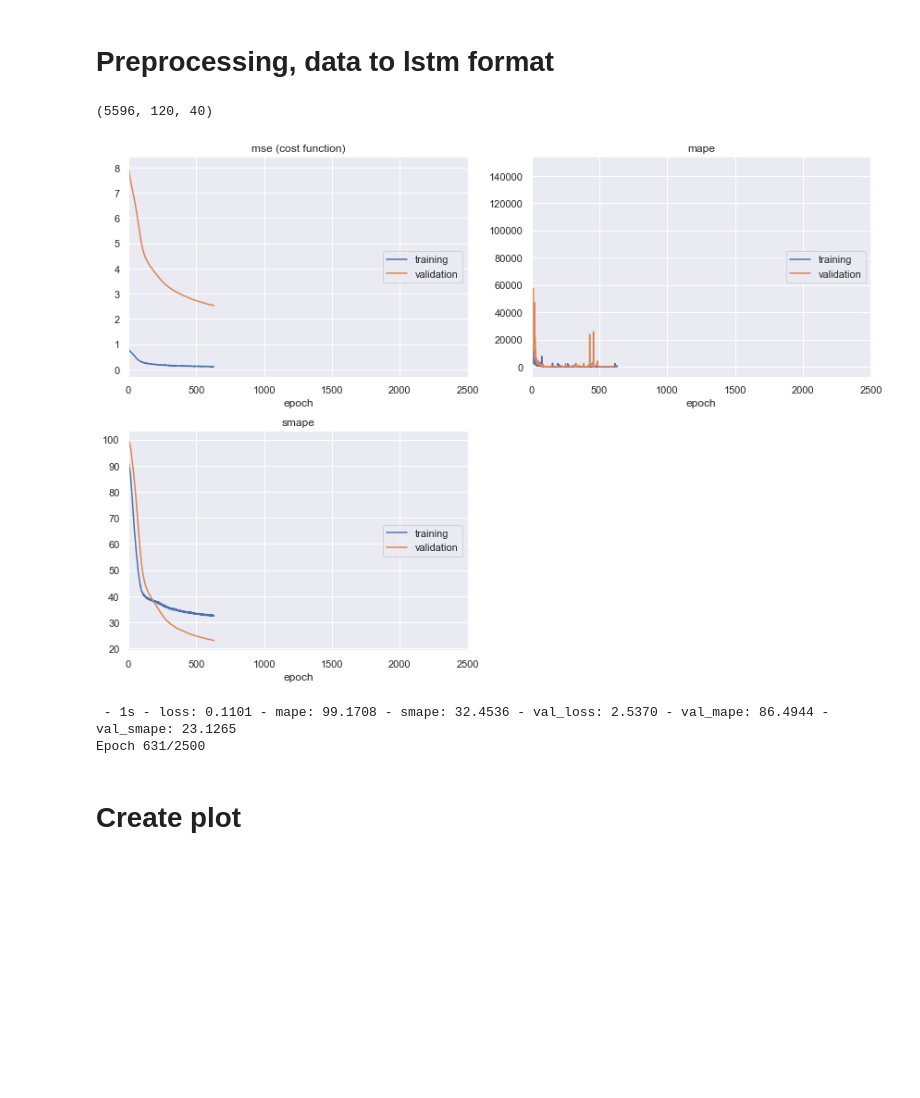
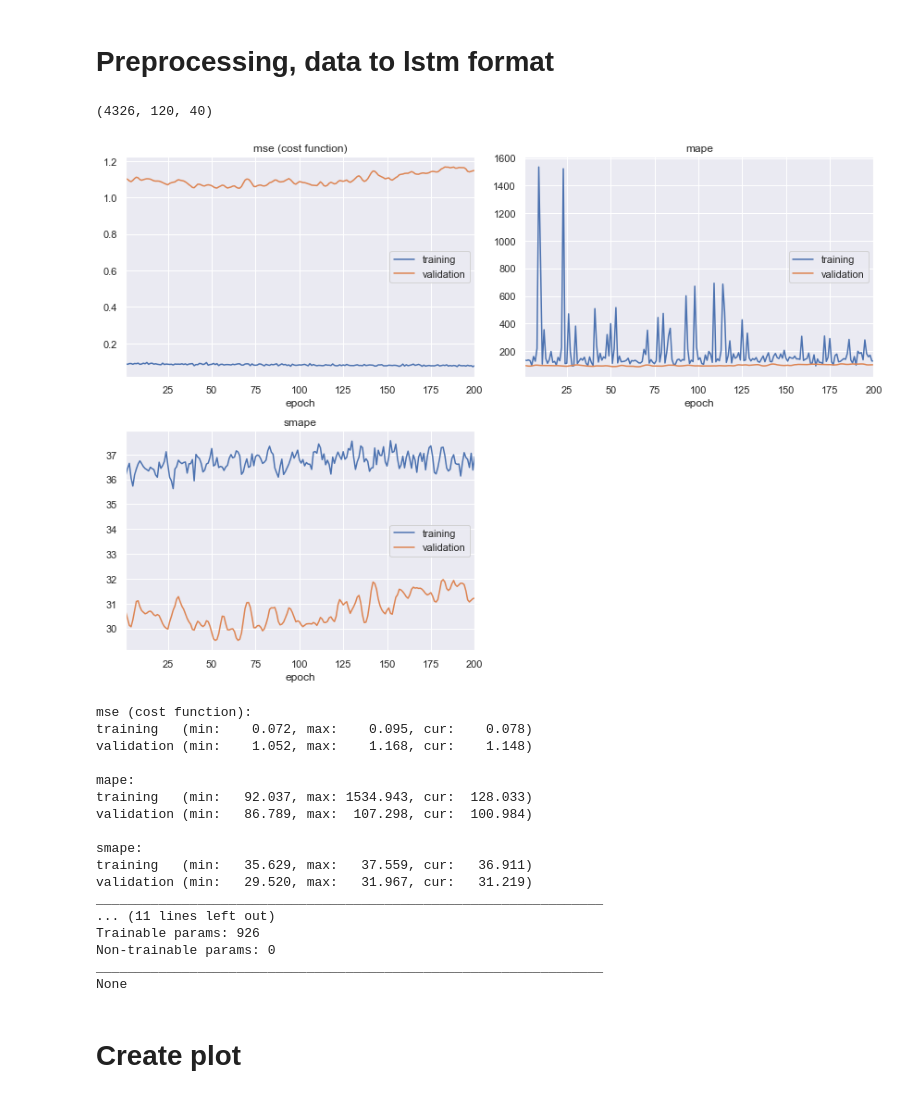
Before and after one commit to deKeijzer/KB-74-OPSCHALER, a Jupyter notebook: Personal_folders/Brian/Machine & Deep learning/LSTM.ipynb, the cells around one changed output. Cells and saved outputs as stored; diff of their text form; code cells hidden in the pictures; blank space fills up the shorter version.

```diff
--- a/Personal_folders/Brian/Machine & Deep learning/LSTM.ipynb
+++ b/Personal_folders/Brian/Machine & Deep learning/LSTM.ipynb
@@ -41,7 +41,7 @@ Amount of GPUs available: 4
 # %% [markdown]
 # Load data
 # %%
-df = pd.read_csv('//datc//opschaler//combined_gas_smart_weather_dfs//processed/all_dwellings_combined_hour.csv', delimiter='\t', parse_dates=['datetime'])
+df = pd.read_csv('D://datc//opschaler//combined_gas_smart_weather_dfs//processed/all_dwellings_combined_hour.csv', delimiter='\t', parse_dates=['datetime'])
 df = df.set_index(['datetime'])
 df['dwelling'].unique()
 # %% [output]
@@ -199,13 +199,13 @@ data.head()
 look_back = 5*24 # D -> 5, H -> 5*24
 num_features = data.shape[1] - 1
 output_dim = 1
-test_size = 0.9
+test_size = 0.7
 
 X_train, y_train, X_test, y_test = df_to_lstm_format(df=data, test_size=test_size, look_back=look_back, target_column='gasPower', scale_X=True)
 # %%
 X_train.shape
 # %% [output]
-(5596, 120, 40)
+(4326, 120, 40)
 # %%
 #print('X_train [0][0]: %s ' %  X_train[0])
 #print('y_train [0]: %s ' % y_train[0])
@@ -261,38 +261,55 @@ model.add(Dropout(0.2))
 #model.add(Flatten())
 model.add(Dense(1))
 
-model = multi_gpu_model(model, gpus=num_gpu)
+#model = multi_gpu_model(model, gpus=num_gpu)
+# %%
+"""
+Look back , 5
+nodes, 35
+
+More only makes the model more complex and harder/slower to train
+"""
+
+epochs = 200
+bs = 2**11
+lr = 1e-3
+print(batch_size)
 # %%
-"""
-Look back , 5
-nodes, 35
-
-More only makes the model more complex and harder/slower to train
-"""
-
-epochs = 2500
-batch_size = int(len(X_train)/1)
-print(batch_size)
-
 # 0.05 0.9 0 True
 sgd = SGD(lr=0.5, momentum=0.9, decay=0, nesterov=True) # sgd in general yields better results, but needs a lot of tweeking and is slower
+adam = Adam(lr=lr)
 
 # compile & fit
-model.compile(optimizer='adam', loss = ['mse'], metrics=[mape, smape])
+model.compile(optimizer=adam, loss = ['mse'], metrics=[mape, smape])
 
 
 early_stopping_monitor = EarlyStopping(patience=5000)
 
 
 
-model.fit(X_train, y_train, epochs=epochs, batch_size=batch_size, validation_data=(X_test, y_test),
-         verbose=2, callbacks=[PlotLossesKeras(), early_stopping_monitor])
+model.fit(X_train, y_train, epochs=epochs, batch_size=bs, validation_data=(X_test, y_test),
+         verbose=1, callbacks=[PlotLossesKeras(), early_stopping_monitor])
 
 print(model.summary())
 # %% [output]
-[figure, old version]
+[figure, new version]
- - 1s - loss: 0.1101 - mape: 99.1708 - smape: 32.4536 - val_loss: 2.5370 - val_mape: 86.4944 - val_smape: 23.1265
-Epoch 631/2500
+mse (cost function):
+training   (min:    0.072, max:    0.095, cur:    0.078)
+validation (min:    1.052, max:    1.168, cur:    1.148)
+
+mape:
+training   (min:   92.037, max: 1534.943, cur:  128.033)
+validation (min:   86.789, max:  107.298, cur:  100.984)
+
+smape:
+training   (min:   35.629, max:   37.559, cur:   36.911)
+validation (min:   29.520, max:   31.967, cur:   31.219)
+_________________________________________________________________
+... (11 lines left out)
+Trainable params: 926
+Non-trainable params: 0
+_________________________________________________________________
+None
 # %% [markdown]
 # Create plot
 # %%
```
Also changed, not shown: parts of 1 cell of this notebook, 1 other file.
